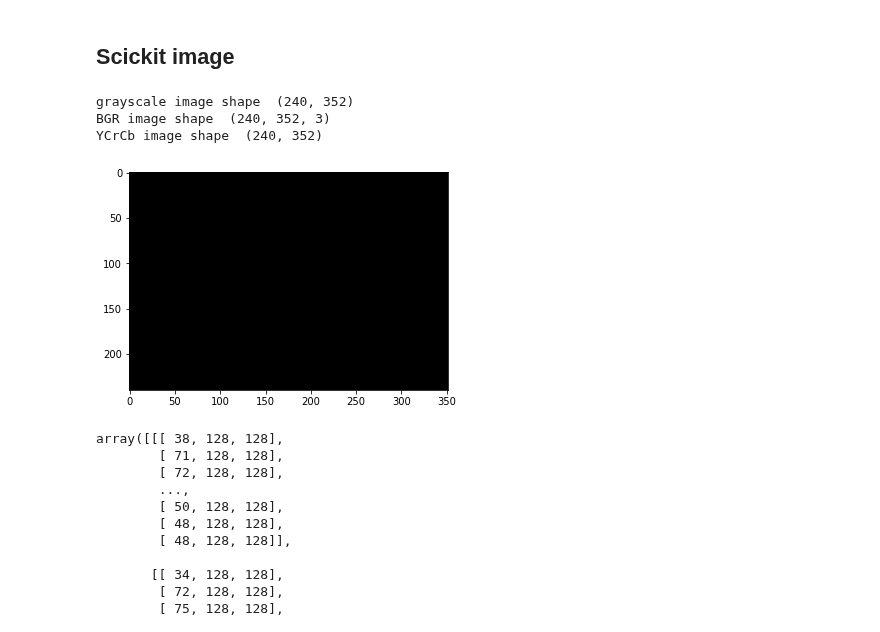
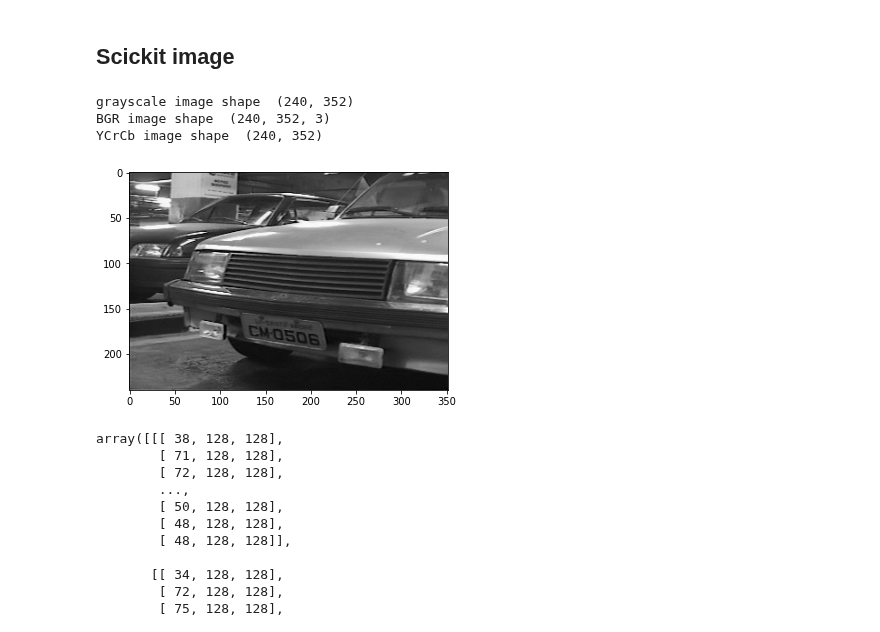
Before and after one commit to aissahm/image_analysis, a Jupyter notebook: project_1.ipynb, the cells around one changed output. Drawn from its saved outputs; the diff is of its cells as text; code cells hidden in the pictures.

```diff
--- a/project_1.ipynb
+++ b/project_1.ipynb
@@ -647,21 +647,21 @@ from skimage.viewer import ImageViewer
 # %%
 grayscaleimg = cv2.imread('/content/orig_0071.png', cv2.IMREAD_GRAYSCALE)
 
 rgbimg = cv2.cvtColor(grayscaleimg,cv2.COLOR_GRAY2BGR)
 
 ycrcbimg = cv2.cvtColor(rgbimg, cv2.COLOR_BGR2YCrCb)
 
 print("grayscale image shape ", grayscaleimg.shape)
 print("BGR image shape ", rgbimg.shape)
-print("YCrCb image shape ", ycrcbimg[:,:,2].shape)
+print("YCrCb image shape ", ycrcbimg[:,:,0].shape)
 
-plt.imshow(ycrcbimg[:,:,2], cmap='gray')
+plt.imshow(ycrcbimg[:,:,0], cmap='gray')
 plt.show()
 # %% [output]
 grayscale image shape  (240, 352)
 BGR image shape  (240, 352, 3)
 YCrCb image shape  (240, 352)
-[figure, old version]
+[figure, new version]
 # %%
 ycrcbimg
 # %% [output]
```
